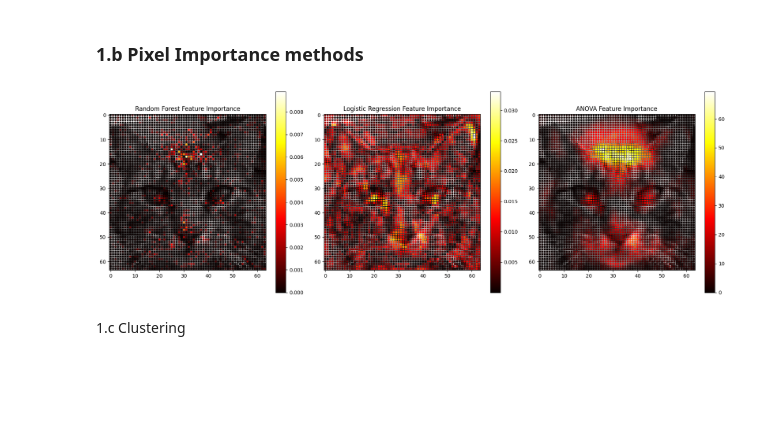
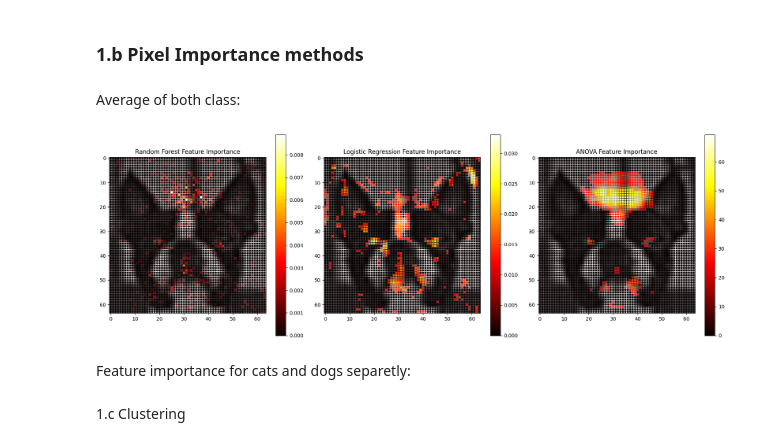
Before and after one commit to lucamodica/statistical-learning-for-big-data, a Jupyter notebook: projects/project3/project3.ipynb, the cells around one changed output. Cells and saved outputs as stored; diff of their text form; code cells hidden in the pictures; blank space fills up the shorter version.

Commit message:
🐞 fix(project3): feature importance function

```diff
--- a/projects/project3/project3.ipynb
+++ b/projects/project3/project3.ipynb
@@ -343,11 +339,13 @@ results
   'test_f1_score': 0.84375}}
 # %% [markdown]
 ### 1.b Pixel Importance methods
+# %% [markdown]
+Average of both class:
 # %%
 from sklearn.feature_selection import SelectKBest, f_classif
 
 
-def plot_feature_importance(results, n_best=1):
+def plot_feature_importance(results, n_best=500):
     feat_importance_lr = []
     feat_importance_rf = []
     feat_importance_anova = []
@@ -356,43 +354,61 @@ def plot_feature_importance(results, n_best=1):
         if model_key == 'rf':
             model = model_info['grid_search_res'].best_estimator_
             feat_importance_rf.append(model.named_steps[model_key].feature_importances_)
         if model_key == 'lr':
             model = model_info['grid_search_res'].best_estimator_
-            feat_importance_lr.append(np.abs(model.named_steps[model_key].coef_).flatten())
+            feat_importance_lr.append(np.abs(model.named_steps[model_key].coef_))
 
     # compute feature importance with anova test
-    anova = SelectKBest(score_func=f_classif, k=n_best)
-    anova.fit(X_cats_dogs, Y_cats_dogs)
-    feat_importance_anova = anova.scores_
+    anova = SelectKBest(score_func=f_classif, k='all')
+    anova.fit(X_cats_dogs, Y_cats_dogs.values.ravel())
+
+    # Ensure feature importance arrays are flattened and have the correct length
+    feat_importance_lr = np.array(feat_importance_lr).flatten()
+    feat_importance_rf = np.array(feat_importance_rf).flatten()
+    feat_importance_anova = np.array(anova.scores_)
+
+    # Function to get top n features and pad the rest with zeros
+    def get_top_n_features(importance, n):
+        top_indices = np.argsort(importance)[-n:]
+        top_importance = np.zeros_like(importance)
+        top_importance[top_indices] = importance[top_indices]
+        return top_importance
+
+    # Get the top n features for each method
+    feat_importance_lr = get_top_n_features(feat_importance_lr, n_best)
+    feat_importance_rf = get_top_n_features(feat_importance_rf, n_best)
+    feat_importance_anova = get_top_n_features(feat_importance_anova, n_best)
 
     # Reshape a test image
-    sample_image = rotateM(X_cats_dogs.iloc[10, :].values.reshape(64, 64))
+    sample_image = rotateM(X_cats_dogs.iloc[100, :].values.reshape(64, 64))
 
     # Compute the coordinates for each pixel
     coordinates = [(i, j) for i in range(64) for j in range(64)]
     x, y = zip(*coordinates)
 
     # Function to plot feature importances
     def plot_importance(ax, image, importance, title):
         ax.imshow(image, cmap='gray')
-        scatter = ax.scatter(x, np.ravel(y), c=importance, cmap='hot', s=10)
+        scatter = ax.scatter(x, y, c=importance, cmap='hot', s=10)
         plt.colorbar(scatter, ax=ax)
         ax.set_title(title)
 
     # Create subplots
-    fig, axes = plt.subplots(1, 3, figsize=(18, 6))
+    _, axes = plt.subplots(1, 3, figsize=(18, 6))
 
     # Plot feature importances
-    plot_importance(axes[0], sample_image, feat_importance_rf[:n_best], 'Random Forest Feature Importance')
-    plot_importance(axes[1], sample_image, feat_importance_lr[:n_best], 'Logistic Regression Feature Importance')
+    plot_importance(axes[0], sample_image, feat_importance_rf, 'Random Forest Feature Importance')
+    plot_importance(axes[1], sample_image, feat_importance_lr, 'Logistic Regression Feature Importance')
     plot_importance(axes[2], sample_image, feat_importance_anova, 'ANOVA Feature Importance')
 
     plt.tight_layout()
     plt.show()
 
 plot_feature_importance(results)
 # %% [output]
-[figure, old version]
+[figure, new version]
+# %% [markdown]
+Feature importance for cats and dogs separetly:
 # %% [markdown]
 1.c Clustering
 # %%
```
Also changed, not shown: parts of 5 cells of this notebook.
